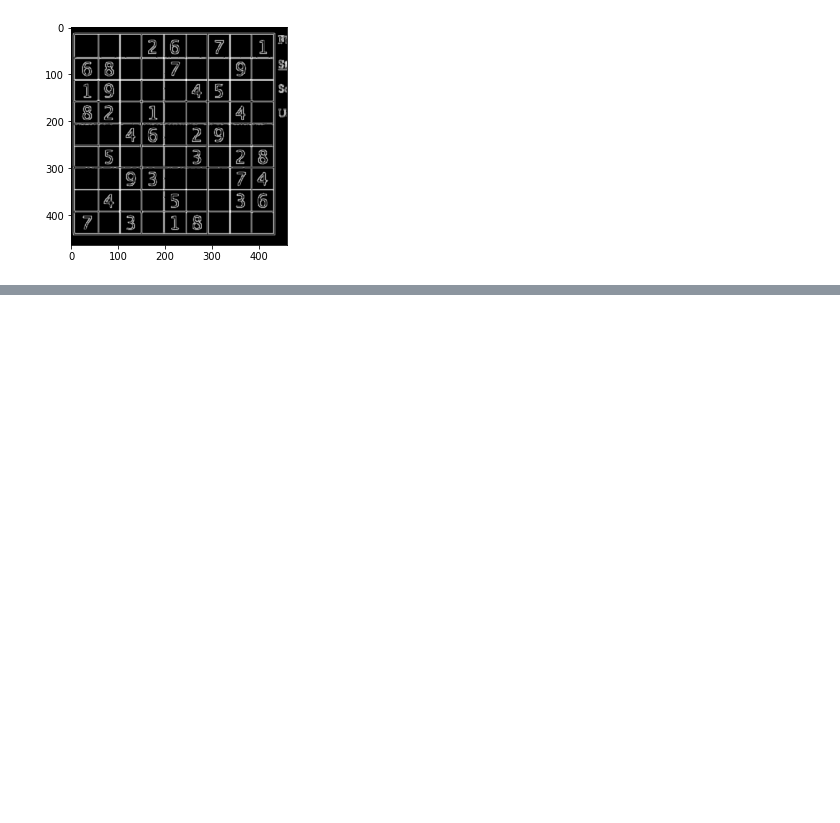
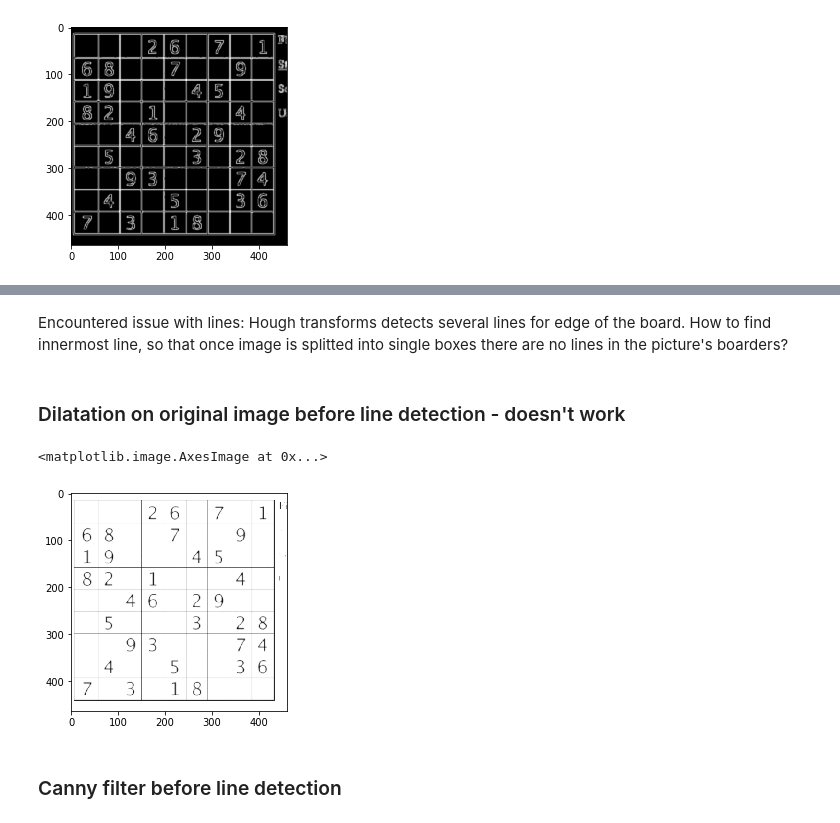
Before and after one commit to ASzwarc/SudokuSolver, a Jupyter notebook: model/experiments_board_image_processing.ipynb, the cells around one changed output, grey strips where cells are left out. Cells and saved outputs as stored; diff of their text form; code cells hidden in the pictures; blank space fills up the shorter version.

```diff
--- a/model/experiments_board_image_processing.ipynb
+++ b/model/experiments_board_image_processing.ipynb
@@ -188,0 +67,13 @@ def resize_images_to_mnist(image_list: List) -> List:
+# %% [markdown]
+Encountered issue with lines: Hough transforms detects several lines for edge of the board. How to find innermost line, so that once image is splitted into single boxes there are no lines in the picture's boarders?
+# %% [markdown]
+### Dilatation on original image before line detection - doesn't work
+# %%
+kernel = np.ones((3, 3), np.uint8)
+dilated_image = cv.dilate(img_gray, kernel, iterations=1)
+plt.imshow(dilated_image, cmap="gray")
+# %% [output]
+<matplotlib.image.AxesImage at 0x...>
+[figure, added]
+# %% [markdown]
+### Canny filter before line detection
```
Also changed, not shown: parts of 6 cells of this notebook.
